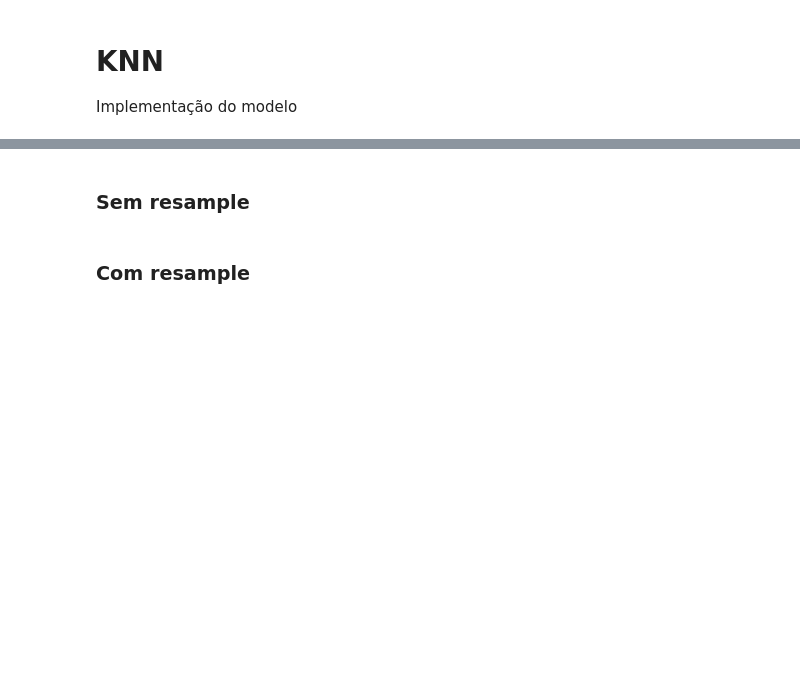
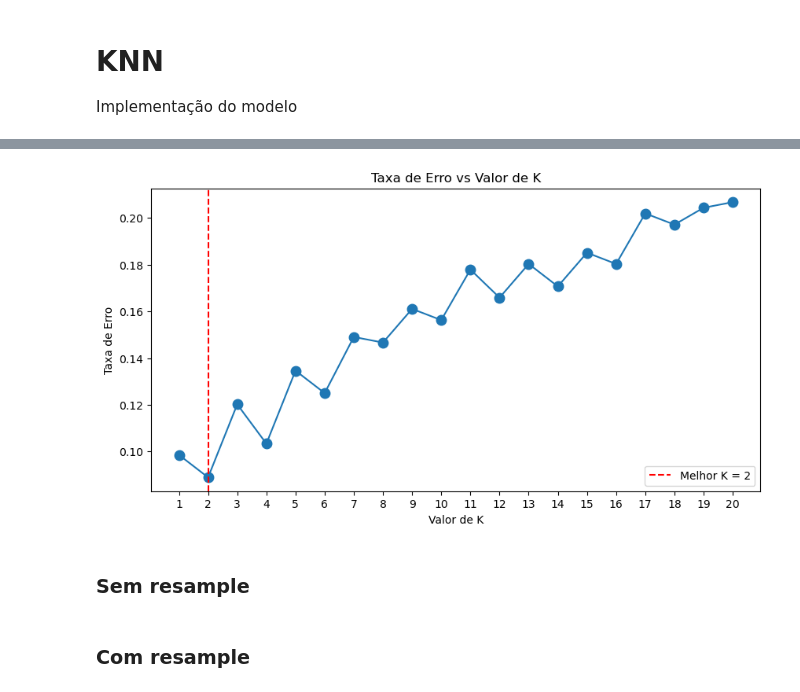
Before and after one commit to WesleydosSantos/machine-learning-tecnicas, a Jupyter notebook: Modelos/knn.ipynb, the cells around one changed output, grey strips where cells are left out. Saved outputs shown, nothing was run; the diff lists cells and outputs as text; code cells hidden in the pictures; blank space fills up the shorter version.

```diff
--- a/Modelos/knn.ipynb
+++ b/Modelos/knn.ipynb
@@ -117,3 +229,43 @@ knn = KNeighborsClassifier()
+# %%
+#em testes
+import numpy as np
+import matplotlib.pyplot as plt
+from sklearn.neighbors import KNeighborsClassifier
+from sklearn.model_selection import train_test_split
+
+# Dividindo os dados em conjunto de treinamento e teste (caso ainda não tenha sido dividido)
+X_train, X_test, y_train, y_test = train_test_split(X_resampled, y_resampled, test_size=0.3, random_state=42)
+
+# Lista vazia para armazenar as taxas de erro
+error_rate = []
+
+# Loop através dos valores de k de 1 a 20
+for i in range(1, 21):
+    # Criando e treinando o modelo KNN
+    knn = KNeighborsClassifier(n_neighbors=i)
+    knn.fit(X_train, y_train)
+    # Fazendo previsões e calculando a taxa de erro
+    pred = knn.predict(X_test)
+    error_rate.append(np.mean(pred != y_test))
+
+# Plotando a taxa de erro para cada valor de k
+plt.figure(figsize=(10,5))
+plt.plot(range(1, 21), error_rate, marker='o', markersize=9)
+plt.title('Taxa de Erro vs Valor de K')
+plt.xlabel('Valor de K')
+plt.ylabel('Taxa de Erro')
+
+# Exibindo o valor de k com a menor taxa de erro
+best_k = error_rate.index(min(error_rate)) + 1
+plt.axvline(x=best_k, linestyle='--', color='r', label=f'Melhor K = {best_k}')
+plt.legend()
+
+# Definindo os intervalos do eixo x de 1 em 1
+plt.xticks(range(1, 21))
+
+plt.show()
+# %% [output]
+[figure, added]
 # %% [markdown]
 ### Sem resample
 # %%
```
Also changed, not shown: parts of 13 cells of this notebook.
